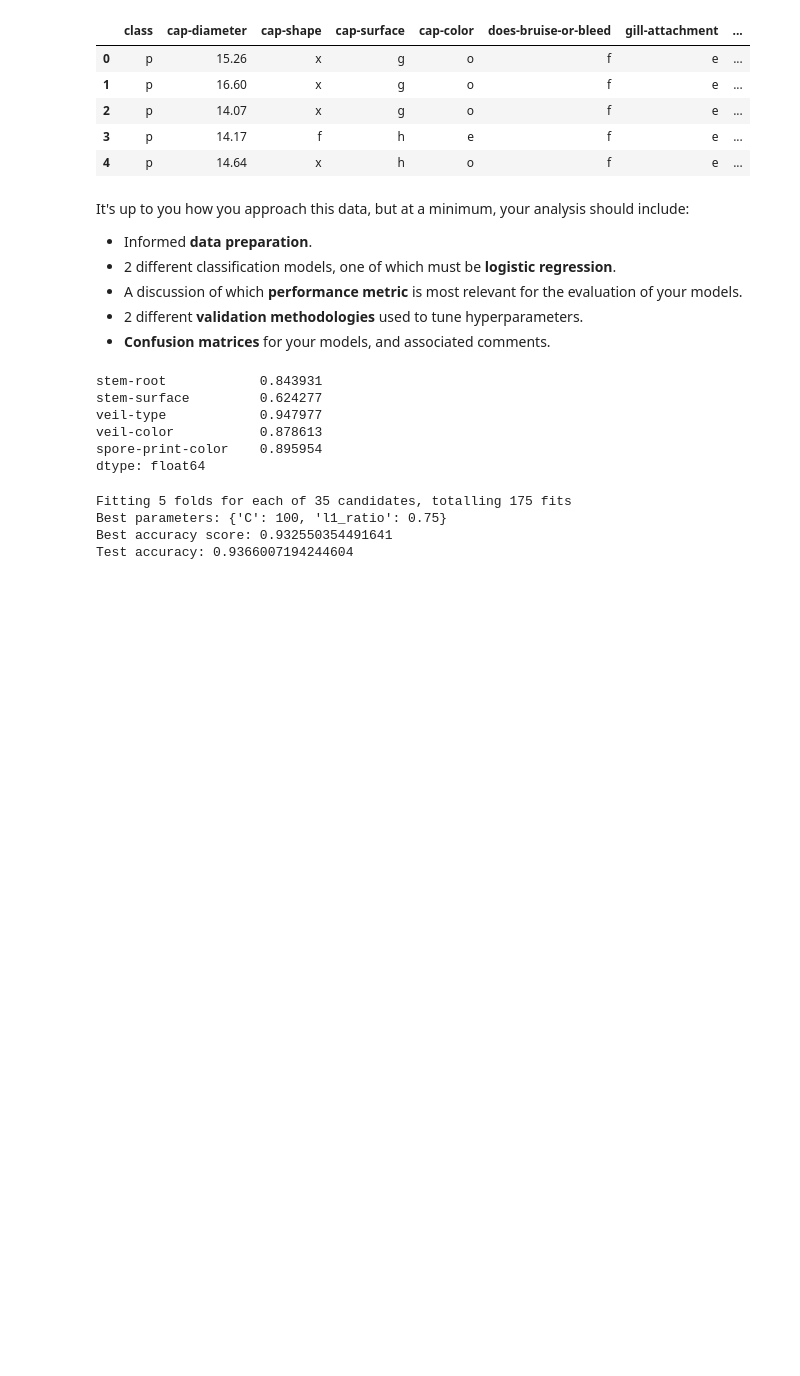
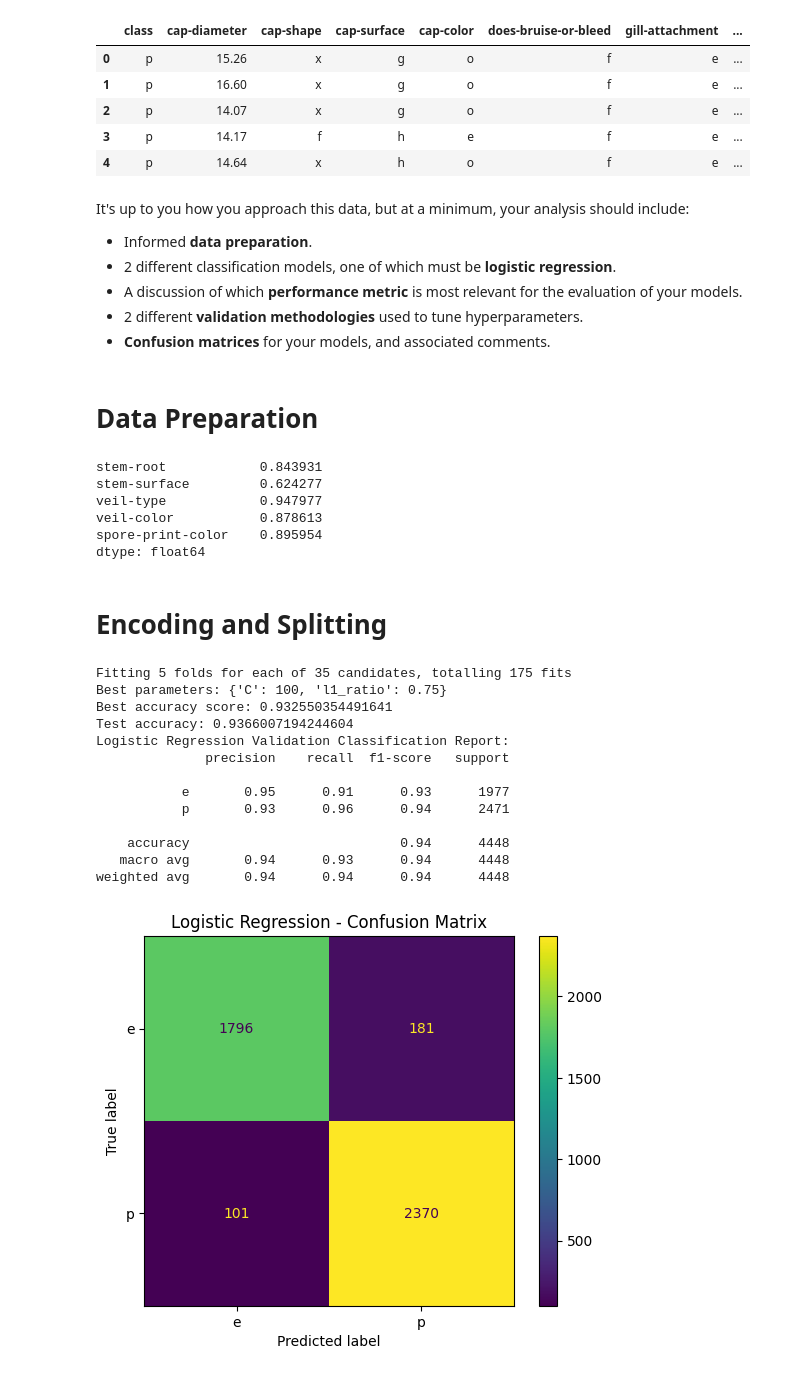
Before and after one commit to sebinko/MAL1, a Jupyter notebook: Assignment4/Assignment4.ipynb, the cells around one changed output. Cells and saved outputs as stored; diff of their text form; code cells hidden in the pictures; blank space fills up the shorter version.

```diff
--- a/Assignment4/Assignment4.ipynb
+++ b/Assignment4/Assignment4.ipynb
@@ -22,6 +22,9 @@ It's up to you how you approach this data, but at a minimum, your analysis shoul
 * A discussion of which **performance metric** is most relevant for the evaluation of your models.
 * 2 different **validation methodologies** used to tune hyperparameters.
 * **Confusion matrices** for your models, and associated comments.
+# %% [markdown]
+
+# Data Preparation
 # %%
 missing_mean = df.isna().mean()
 display(missing_mean[missing_mean > 0.5])
@@ -35,6 +38,8 @@ dtype: float64
 # %%
 df = df.drop(['stem-root', 'stem-surface', 'veil-type', 'veil-color', 'spore-print-color'], axis=1)
 df= df.dropna()
+# %% [markdown]
+# Encoding and Splitting
 # %%
 import numpy as np
 from sklearn.model_selection import train_test_split
@@ -63,7 +68,9 @@ X_test = np.concatenate((X_test_encoded, X_test_numerical), axis=1)
 # %%
 from sklearn.model_selection import GridSearchCV
 from sklearn.linear_model import LogisticRegression
-from sklearn.metrics import accuracy_score, make_scorer
+from sklearn.metrics import accuracy_score, make_scorer, confusion_matrix, classification_report
+import matplotlib.pyplot as plt
+from sklearn.metrics import ConfusionMatrixDisplay
 
 param_grid = {
     'C': [0.0001, 0.001, 0.01, 0.1, 1, 10, 100],  # Regularization parameter
@@ -77,30 +84,52 @@ lr = LogisticRegression(
     solver="saga",
     tol=0.01,
     random_state=42,
     max_iter=1000
 )
 
 grid_search = GridSearchCV(
     lr,
     param_grid,
     scoring=accuracy_scorer,
     cv=5,
     verbose=1,
     n_jobs=-1
 )
 
 grid_search.fit(X_train, y_train)
 
 print("Best parameters:", grid_search.best_params_)
 print("Best accuracy score:", grid_search.best_score_)
 
 
 lr = grid_search.best_estimator_
 y_pred = lr.predict(X_test)
 test_accuracy = accuracy_score(y_test, y_pred)
 print("Test accuracy:", test_accuracy)
+
+print("Logistic Regression Validation Classification Report:")
+print(classification_report(y_test, y_pred))
+
+cm = confusion_matrix(y_test, y_pred)
+
+# Plot as heatmap
+disp_dt = ConfusionMatrixDisplay(confusion_matrix=cm, display_labels=['e', 'p'])
+disp_dt.plot()
+plt.title("Logistic Regression - Confusion Matrix")
+plt.grid(False)
+plt.show()
 # %% [output]
 Fitting 5 folds for each of 35 candidates, totalling 175 fits
 Best parameters: {'C': 100, 'l1_ratio': 0.75}
 Best accuracy score: 0.932550354491641
 Test accuracy: 0.9366007194244604
+Logistic Regression Validation Classification Report:
+              precision    recall  f1-score   support
+
+           e       0.95      0.91      0.93      1977
+           p       0.93      0.96      0.94      2471
+
+    accuracy                           0.94      4448
+   macro avg       0.94      0.93      0.94      4448
+weighted avg       0.94      0.94      0.94      4448
+[figure, added]
```
Also changed, not shown: parts of 1 cell of this notebook.
